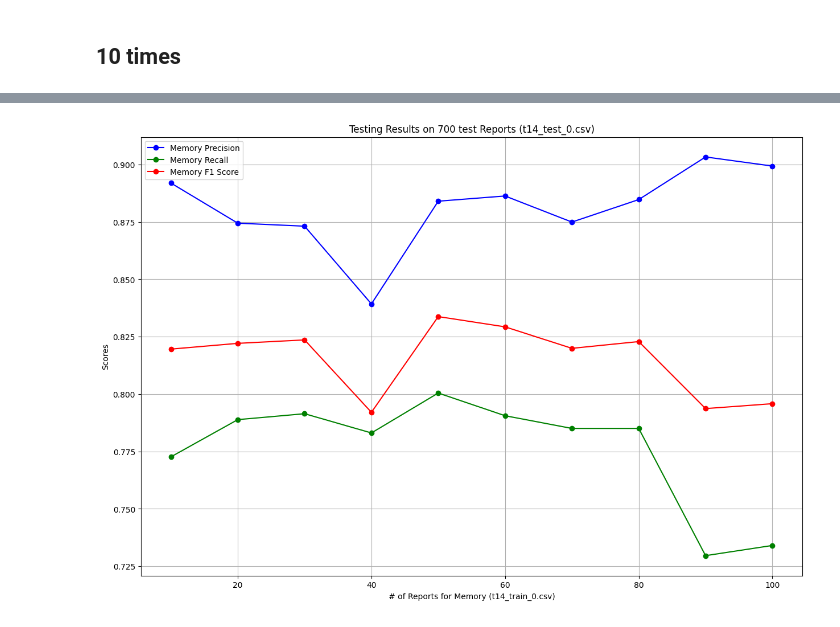
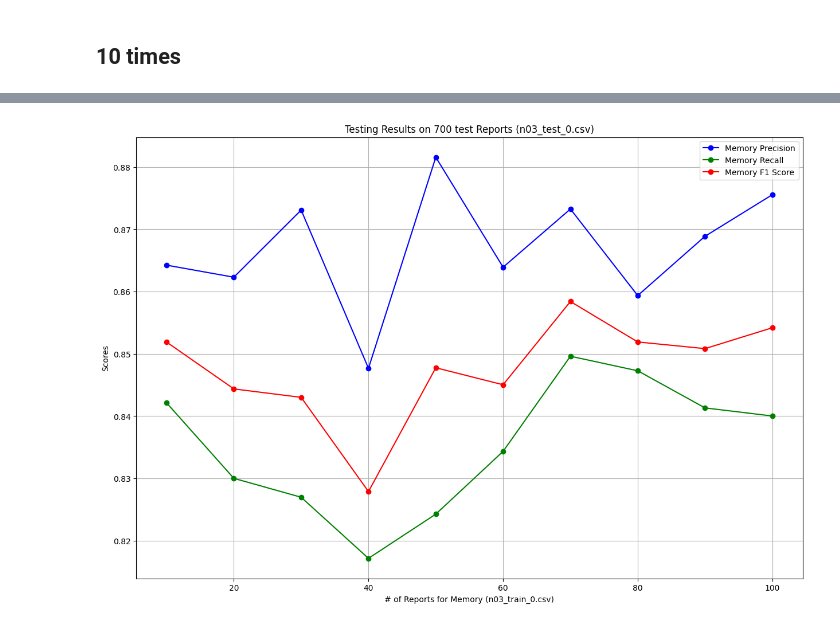
Before and after one commit to CYang-CCI-Lab/selfCorrectionAgent, a Jupyter notebook: analyze.ipynb, the cells around one changed output, grey strips where cells are left out. Saved outputs shown, nothing was run; the diff lists cells and outputs as text; code cells hidden in the pictures.

```diff
--- a/analyze.ipynb
+++ b/analyze.ipynb
@@ -716,31 +878,65 @@ weighted avg       0.86      0.85      0.84       700
 # %%
+from src.metrics import t14_performance_report, n03_performance_report, relax_t14_performance_report, relax_n03_performance_report
+import numpy as np
+import pandas as pd
 import matplotlib.pyplot as plt
 
-plt.figure(figsize=(15, 10))
+for num in range(2):
+    result_df = pd.read_csv(f"/home/yl3427/cylab/selfCorrectionAgent/n03_dynamic_test_{num}_outof_10runs.csv")
+    train_df = pd.read_csv(f"/home/yl3427/cylab/selfCorrectionAgent/result/n03_train_{num}.csv")
 
-plt.plot(x_idx, precision_lst, label='Memory Precision', color='blue', marker='o')
-plt.plot(x_idx, recall_lst, label='Memory Recall', color='green', marker='o')
-plt.plot(x_idx, f1_lst, label='Memory F1 Score', color='red', marker='o')
+    memory_tup = []
+    for idx, row in train_df.iterrows():
+        memory_tup.append((idx+1,row['cmem_n_memory_str']))
+    memory_tup = memory_tup[9::10]
 
-# plt.axhline(y=zs_precision, color='blue', linestyle='--', label='Zero-shot Precision')
-# plt.axhline(y=zs_recall, color='green', linestyle='--', label='Zero-shot Recall')
-# plt.axhline(y=zs_f1, color='red', linestyle='--', label='Zero-shot F1 Score')
+    # Check for parsing error:
+    for i, _ in memory_tup:
+        if len(result_df[result_df[f"cmem_n_{i}reports_is_parsed"]==False]) > 0:
+            print(f"parsing error at memory {i}")
+            print()
+            # parsing error at memory 10
 
-# for i in range(len(memory_idx)):
-#     if (precision_lst[i] < zs_precision) and (recall_lst[i] < zs_recall):
-#         plt.annotate(f'{memory_idx[i]}',
-#                      (memory_idx[i], f1_lst[i]),
-#                      textcoords="offset points",
-#                      xytext=(0,10),
-#                      ha='center',
-#                      fontsize=10,
-#                      color='red')
+    # gather y-axis data
+    precision_lst = []
+    recall_lst = []
+    f1_lst = []
 
-plt.xlabel('# of Reports for Memory (t14_train_0.csv)')
-plt.ylabel('Scores')
-plt.title('Testing Results on 700 test Reports (t14_test_0.csv)')
-plt.legend()
-plt.grid(True)
+    x_idx = []
+    for i, _ in memory_tup:
+        x_idx.append(i)
+        print(f"memory at {i}")
+        precision, recall, f1 = n03_performance_report(result_df, f'cmem_n_{i}reports_ans_str')
+        precision_lst.append(precision)
+        recall_lst.append(recall)
+        f1_lst.append(f1)
 
-plt.show()
+
+    plt.figure(figsize=(15, 10))
+
+    plt.plot(x_idx, precision_lst, label='Memory Precision', color='blue', marker='o')
+    plt.plot(x_idx, recall_lst, label='Memory Recall', color='green', marker='o')
+    plt.plot(x_idx, f1_lst, label='Memory F1 Score', color='red', marker='o')
+
+    # plt.axhline(y=zs_precision, color='blue', linestyle='--', label='Zero-shot Precision')
+    # plt.axhline(y=zs_recall, color='green', linestyle='--', label='Zero-shot Recall')
+    # plt.axhline(y=zs_f1, color='red', linestyle='--', label='Zero-shot F1 Score')
+
+    # for i in range(len(memory_idx)):
+    #     if (precision_lst[i] < zs_precision) and (recall_lst[i] < zs_recall):
+    #         plt.annotate(f'{memory_idx[i]}',
+    #                      (memory_idx[i], f1_lst[i]),
+    #                      textcoords="offset points",
+    #                      xytext=(0,10),
+    #                      ha='center',
+    #                      fontsize=10,
+    #                      color='red')
+
+    plt.xlabel(f'# of Reports for Memory (n03_train_{num}.csv)')
+    plt.ylabel('Scores')
+    plt.title(f'Testing Results on 700 test Reports (n03_test_{num}.csv)')
+    plt.legend()
+    plt.grid(True)
+
+    plt.show()
 # %% [output]
@@ -747 +960 @@ plt.show()
-[figure, old version]
+[figure, new version]
```
Also changed, not shown: parts of 14 cells of this notebook, 2 other files.
